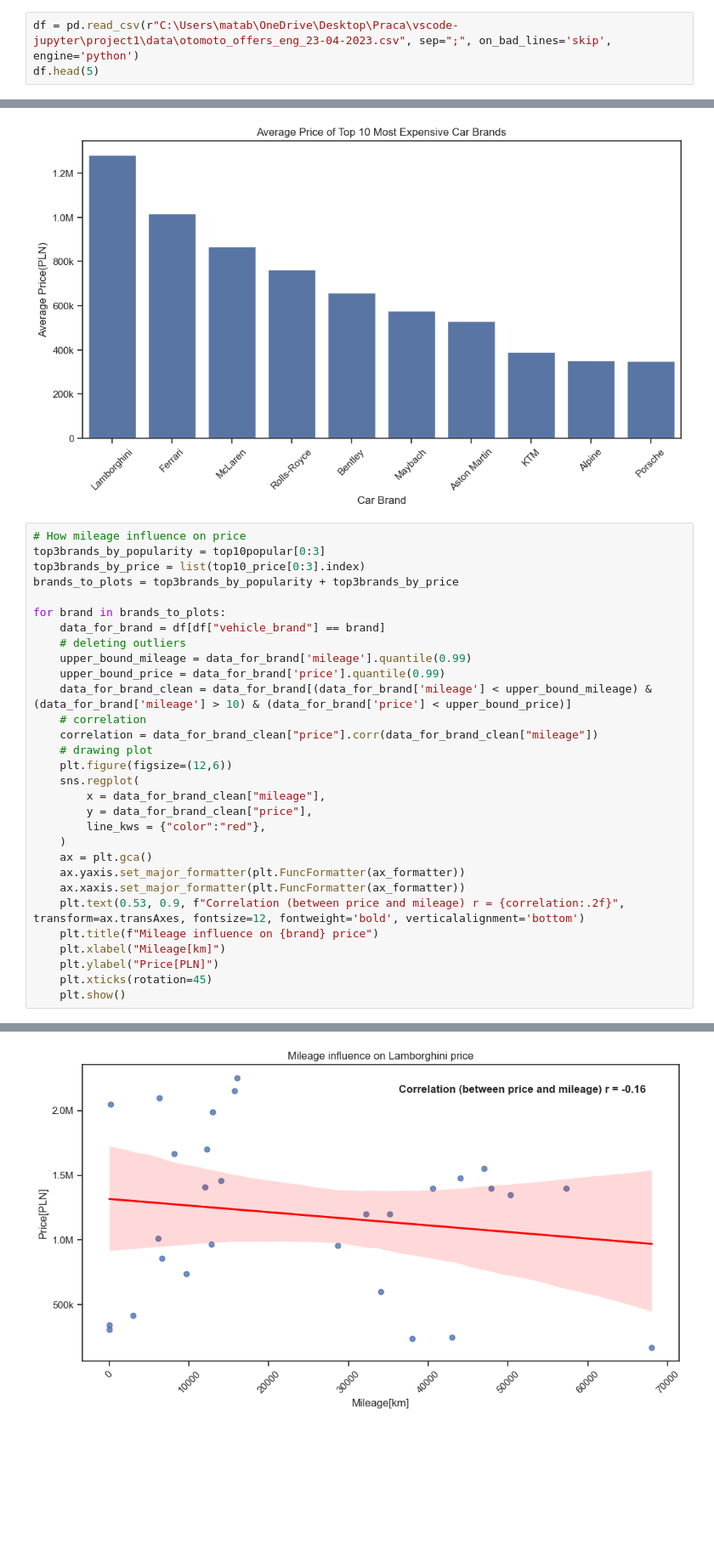
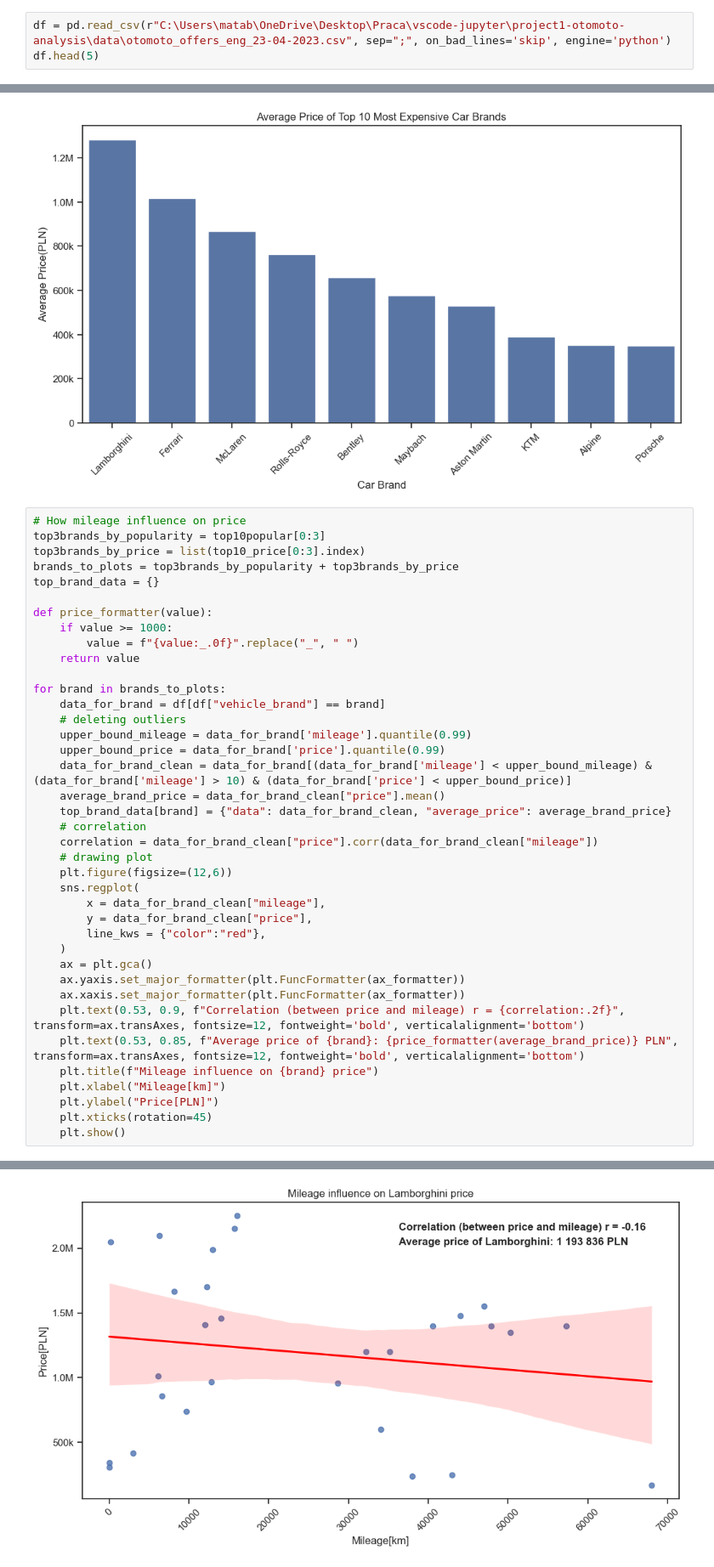
Before and after one commit to MatAbra06/otomoto-analysis, a Jupyter notebook: otomoto-analysis.ipynb, the cells around one changed output, grey strips where cells are left out. Shown at 85% size. Saved outputs shown, nothing was run; the diff lists cells and outputs as text; blank space fills up the shorter version.

```diff
--- a/otomoto-analysis.ipynb
+++ b/otomoto-analysis.ipynb
@@ -3,7 +3,7 @@ import pandas as pd
 import seaborn as sns
 import matplotlib.pyplot as plt
 # %%
-df = pd.read_csv(r"C:\Users\matab\OneDrive\Desktop\Praca\vscode-jupyter\project1\data\otomoto_offers_eng_23-04-2023.csv", sep=";", on_bad_lines='skip', engine='python')
+df = pd.read_csv(r"C:\Users\matab\OneDrive\Desktop\Praca\vscode-jupyter\project1-otomoto-analysis\data\otomoto_offers_eng_23-04-2023.csv", sep=";", on_bad_lines='skip', engine='python')
 df.head(5)
 # %% [output]
 |  | id | offer_creation_date | offer_title | price | currency | seller_type | seller_registration_year | ... |
@@ -75,6 +75,12 @@ Text(0, 0.5, 'Average Price(PLN)')
 top3brands_by_popularity = top10popular[0:3]
 top3brands_by_price = list(top10_price[0:3].index)
 brands_to_plots = top3brands_by_popularity + top3brands_by_price
+top_brand_data = {}
+
+def price_formatter(value):
+    if value >= 1000:
+        value = f"{value:_.0f}".replace("_", " ")
+    return value
 
 for brand in brands_to_plots:
     data_for_brand = df[df["vehicle_brand"] == brand]
@@ -82,6 +88,8 @@ for brand in brands_to_plots:
     upper_bound_mileage = data_for_brand['mileage'].quantile(0.99)
     upper_bound_price = data_for_brand['price'].quantile(0.99)
     data_for_brand_clean = data_for_brand[(data_for_brand['mileage'] < upper_bound_mileage) & (data_for_brand['mileage'] > 10) & (data_for_brand['price'] < upper_bound_price)]
+    average_brand_price = data_for_brand_clean["price"].mean()
+    top_brand_data[brand] = {"data": data_for_brand_clean, "average_price": average_brand_price}
     # correlation
     correlation = data_for_brand_clean["price"].corr(data_for_brand_clean["mileage"])
     # drawing plot
@@ -95,6 +103,7 @@ for brand in brands_to_plots:
     ax.yaxis.set_major_formatter(plt.FuncFormatter(ax_formatter))
     ax.xaxis.set_major_formatter(plt.FuncFormatter(ax_formatter))
     plt.text(0.53, 0.9, f"Correlation (between price and mileage) r = {correlation:.2f}", transform=ax.transAxes, fontsize=12, fontweight='bold', verticalalignment='bottom')
+    plt.text(0.53, 0.85, f"Average price of {brand}: {price_formatter(average_brand_price)} PLN", transform=ax.transAxes, fontsize=12, fontweight='bold', verticalalignment='bottom')
     plt.title(f"Mileage influence on {brand} price")
     plt.xlabel("Mileage[km]")
     plt.ylabel("Price[PLN]")
@@ -107 +116 @@ for brand in brands_to_plots:
-[figure, old version]
+[figure, new version]
```
Also changed, not shown: parts of 2 cells of this notebook.
